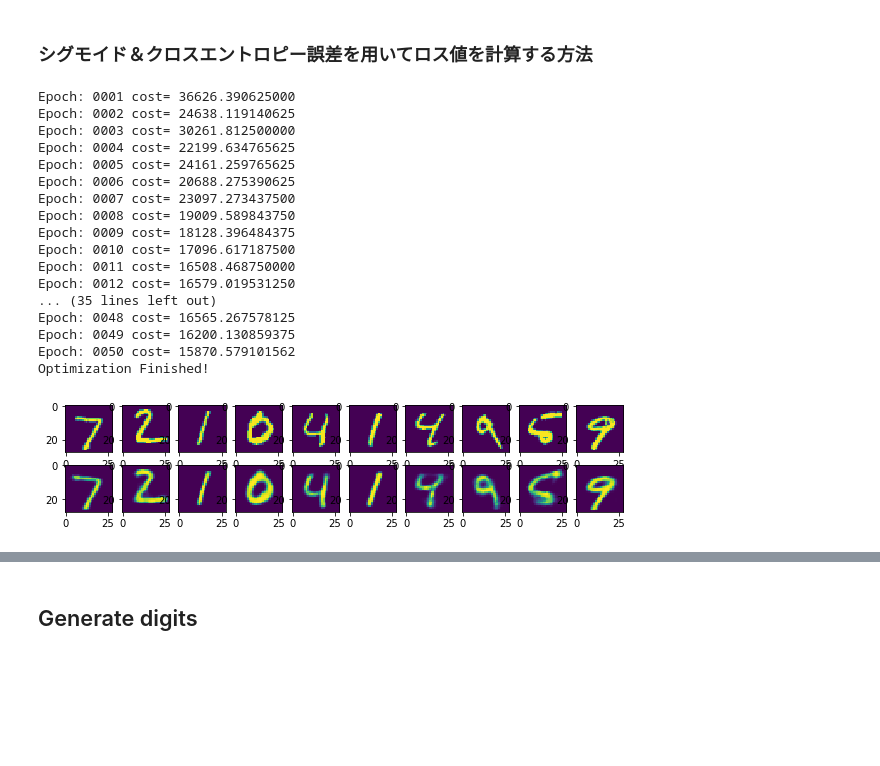
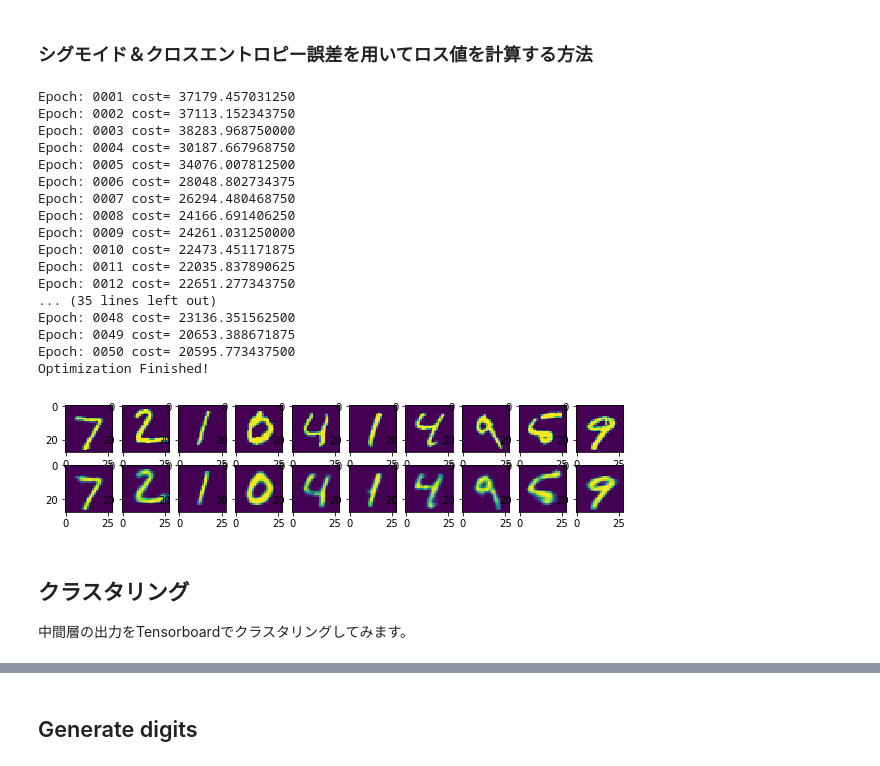
Before and after one commit to snyrx8/tensorflow_tips, a Jupyter notebook: autoencoder/variational_autoencoder_MNIST.ipynb, the cells around one changed output, grey strips where cells are left out. Drawn from its saved outputs; the diff is of its cells as text; code cells hidden in the pictures; blank space fills up the shorter version.

Commit message:
add autoencoder files

```diff
--- a/autoencoder/variational_autoencoder_MNIST.ipynb
+++ b/autoencoder/variational_autoencoder_MNIST.ipynb
@@ -44,7 +44,7 @@ def variable_summaries(var):
 learning_rate = 0.001
 
 training_epochs = 50
-batch_size = 150
+batch_size = 200
 display_step = 1
 examples_to_show = 10
 
@@ -55,7 +55,7 @@ n_hidden_2 = 500
 n_hidden_coding = 20  # codings
 
 # log directory for tensorboard
-log_dir = '/tmp/tensorflow/variational_autoencoder/logs/summaries'
+log_dir = '/tmp/tensorflow/variational_autoencoder/logs'
 # %%
 with tf.variable_scope('input'):
     X = tf.placeholder(tf.float32, [None, n_input])
@@ -155,56 +155,62 @@ if tf.gfile.Exists(log_dir):
     tf.gfile.DeleteRecursively(log_dir)
 tf.gfile.MakeDirs(log_dir)
 
+saver = tf.train.Saver()
 # Launch the graph
 with tf.Session() as sess:
     sess.run(init)
-    train_writer = tf.summary.FileWriter(log_dir + '/train', sess.graph)
-    test_writer = tf.summary.FileWriter(log_dir + '/test')
+    train_writer = tf.summary.FileWriter(log_dir + '/summaries/train', sess.graph)
+    test_writer = tf.summary.FileWriter(log_dir + '/summaries/test')
 
     total_batch = int(mnist.train.num_examples/batch_size)
     # Training cycle
     for epoch in range(training_epochs):
         # Loop over all batches
         for i in range(total_batch):
             batch_xs, batch_ys = mnist.train.next_batch(batch_size)
             # Run optimization op (backprop) adn cost op (to get loss value)
             summary, _, c = sess.run([merged, optimizer, cost], feed_dict={X: batch_xs})
         # Display logs per epoch step
         if epoch % display_step == 0:
             print("Epoch:", '%04d' % (epoch+1), "cost=", "{:.9f}".format(c))
             sys.stdout.flush()
         train_writer.add_summary(summary, epoch)
     print("Optimization Finished!")
     train_writer.close()
     test_writer.close()
+    saver.save(sess, log_dir + "model/my_model")
 
     # Applying encode and decode over test set
     encode_decode = sess.run(y_pred,
                              feed_dict={X: mnist.test.images[:examples_to_show]})
     # Compare original images with their reconstructions
     f, a = plt.subplots(2, 10, figsize=(10, 2))
     for i in range(examples_to_show):
         a[0][i].imshow(np.reshape(mnist.test.images[i], (28, 28)))
         a[1][i].imshow(np.reshape(encode_decode[i], (28, 28)))
     f.show()
 
 sess.close()
 # %% [output]
-Epoch: 0001 cost= 36626.390625000
-Epoch: 0002 cost= 24638.119140625
-Epoch: 0003 cost= 30261.812500000
-Epoch: 0004 cost= 22199.634765625
-Epoch: 0005 cost= 24161.259765625
-Epoch: 0006 cost= 20688.275390625
-Epoch: 0007 cost= 23097.273437500
-Epoch: 0008 cost= 19009.589843750
-Epoch: 0009 cost= 18128.396484375
-Epoch: 0010 cost= 17096.617187500
-Epoch: 0011 cost= 16508.468750000
-Epoch: 0012 cost= 16579.019531250
+Epoch: 0001 cost= 37179.457031250
+Epoch: 0002 cost= 37113.152343750
+Epoch: 0003 cost= 38283.968750000
+Epoch: 0004 cost= 30187.667968750
+Epoch: 0005 cost= 34076.007812500
+Epoch: 0006 cost= 28048.802734375
+Epoch: 0007 cost= 26294.480468750
+Epoch: 0008 cost= 24166.691406250
+Epoch: 0009 cost= 24261.031250000
+Epoch: 0010 cost= 22473.451171875
+Epoch: 0011 cost= 22035.837890625
+Epoch: 0012 cost= 22651.277343750
 ... (35 lines left out)
-Epoch: 0048 cost= 16565.267578125
-Epoch: 0049 cost= 16200.130859375
-Epoch: 0050 cost= 15870.579101562
+Epoch: 0048 cost= 23136.351562500
+Epoch: 0049 cost= 20653.388671875
+Epoch: 0050 cost= 20595.773437500
 Optimization Finished!
-[figure, old version]
+[figure, new version]
+# %% [markdown]
+## クラスタリング
+
+中間層の出力をTensorboardでクラスタリングしてみます。
```
Also changed, not shown: parts of 9 cells of this notebook, 6 other files.
